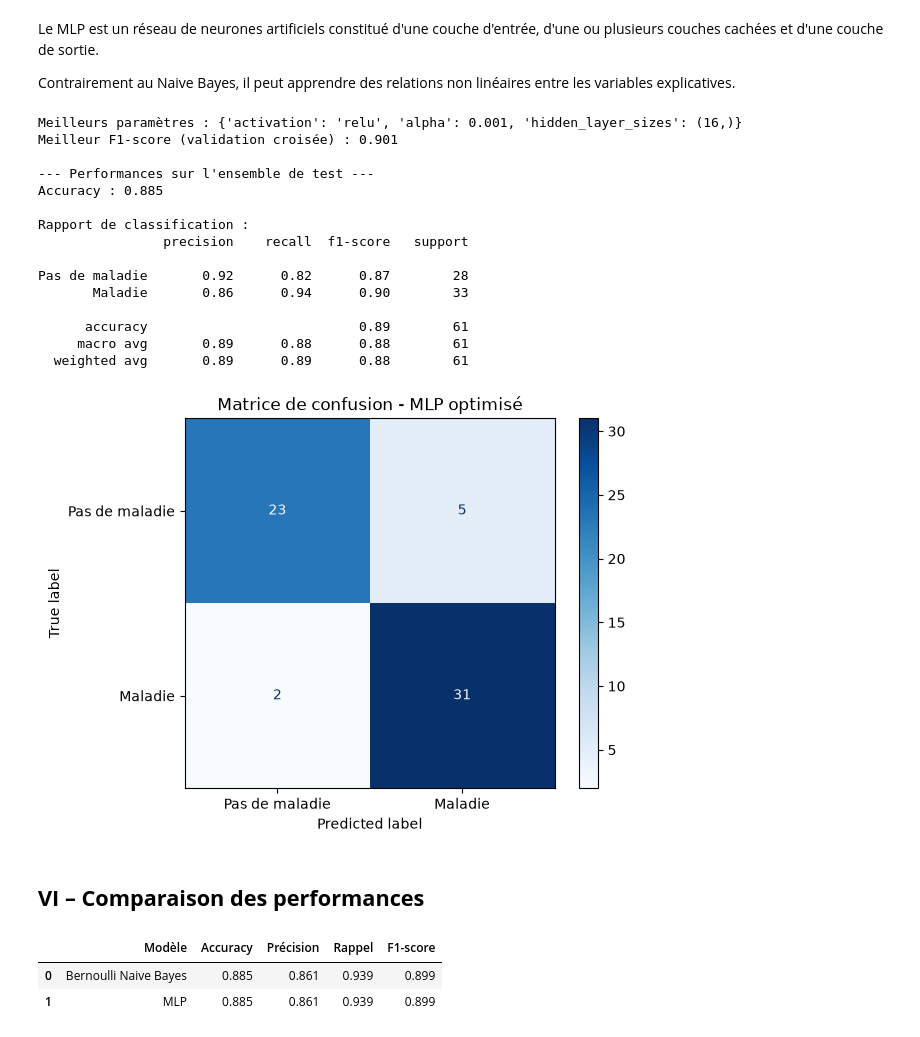
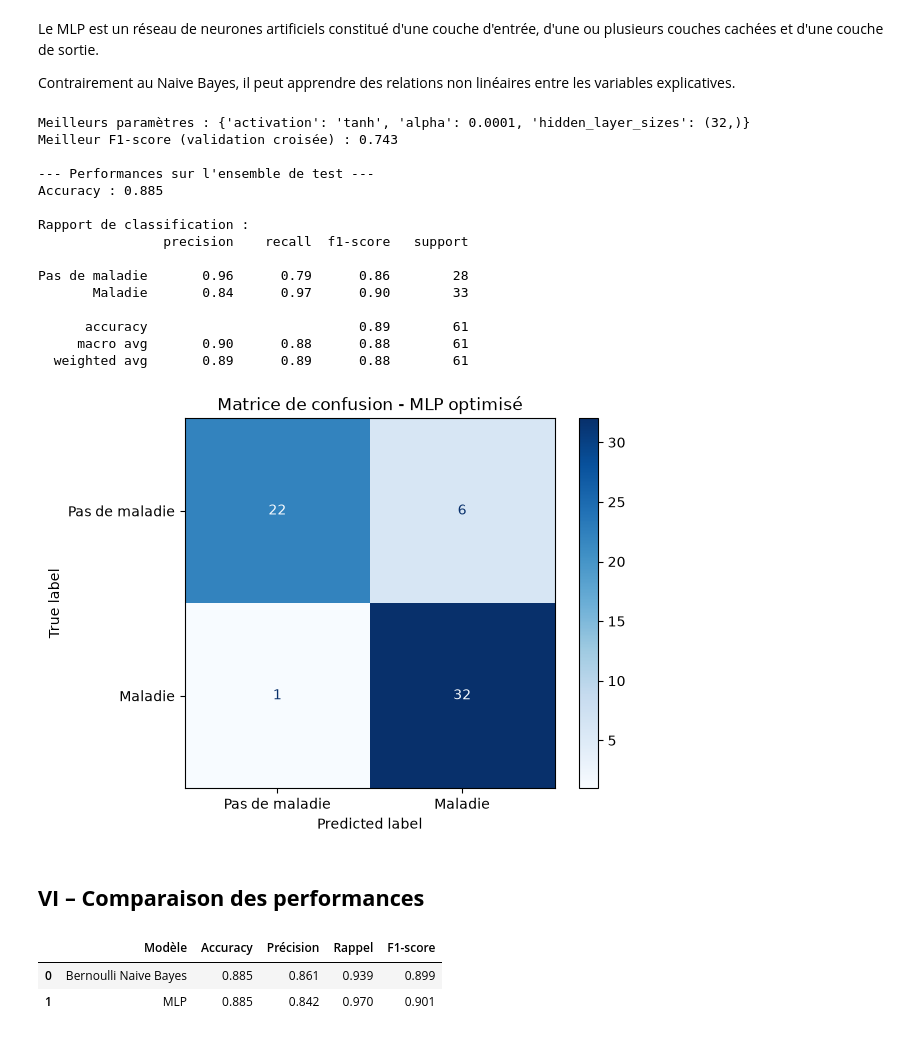
Before and after one commit to keinlarry/Cardiovascular-Disease-Prediction, a Jupyter notebook: notebook/Cardiovascular-Disease-Prediction.ipynb, the cells around one changed output. Drawn from its saved outputs; the diff is of its cells as text; code cells hidden in the pictures.

```diff
--- a/notebook/Cardiovascular-Disease-Prediction.ipynb
+++ b/notebook/Cardiovascular-Disease-Prediction.ipynb
@@ -417,6 +417,7 @@ grid_mlp = GridSearchCV(
         solver="adam",
         max_iter=2000,
         random_state=42,
+        early_stopping=True
     ),
     param_grid=param_grid_mlp,
     cv=5,
@@ -442,39 +443,39 @@ print("\n--- Performances sur l'ensemble de test ---")
 print("Accuracy :", round(accuracy_score(y_test, y_pred_mlp), 3))
 
 print("\nRapport de classification :")
 print(classification_report(
     y_test,
     y_pred_mlp,
     target_names=["Pas de maladie", "Maladie"]
 ))
 
 # 7. Matrice de confusion
 ConfusionMatrixDisplay.from_predictions(
     y_test,
     y_pred_mlp,
     display_labels=["Pas de maladie", "Maladie"],
     cmap="Blues"
 )
 
 plt.title("Matrice de confusion - MLP optimisé")
 plt.show()
 # %% [output]
-Meilleurs paramètres : {'activation': 'relu', 'alpha': 0.001, 'hidden_layer_sizes': (16,)}
-Meilleur F1-score (validation croisée) : 0.901
+Meilleurs paramètres : {'activation': 'tanh', 'alpha': 0.0001, 'hidden_layer_sizes': (32,)}
+Meilleur F1-score (validation croisée) : 0.743
 
 --- Performances sur l'ensemble de test ---
 Accuracy : 0.885
 
 Rapport de classification :
                 precision    recall  f1-score   support
 
-Pas de maladie       0.92      0.82      0.87        28
-       Maladie       0.86      0.94      0.90        33
+Pas de maladie       0.96      0.79      0.86        28
+       Maladie       0.84      0.97      0.90        33
 
       accuracy                           0.89        61
-     macro avg       0.89      0.88      0.88        61
+     macro avg       0.90      0.88      0.88        61
   weighted avg       0.89      0.89      0.88        61
-[figure, old version]
+[figure, new version]
 # %% [markdown]
 ## **VI – Comparaison des performances**
 # %%
@@ -491,7 +492,7 @@ display(resultats.round(3))
 # %% [output]
 |  | Modèle | Accuracy | Précision | Rappel | F1-score |
 | 0 | Bernoulli Naive Bayes | 0.885 | 0.861 | 0.939 | 0.899 |
-| 1 | MLP | 0.885 | 0.861 | 0.939 | 0.899 |
+| 1 | MLP | 0.885 | 0.842 | 0.970 | 0.901 |
 # %%
 # courbes ROC
 from sklearn.metrics import RocCurveDisplay, roc_auc_score
```
Also changed, not shown: parts of 6 cells of this notebook.
